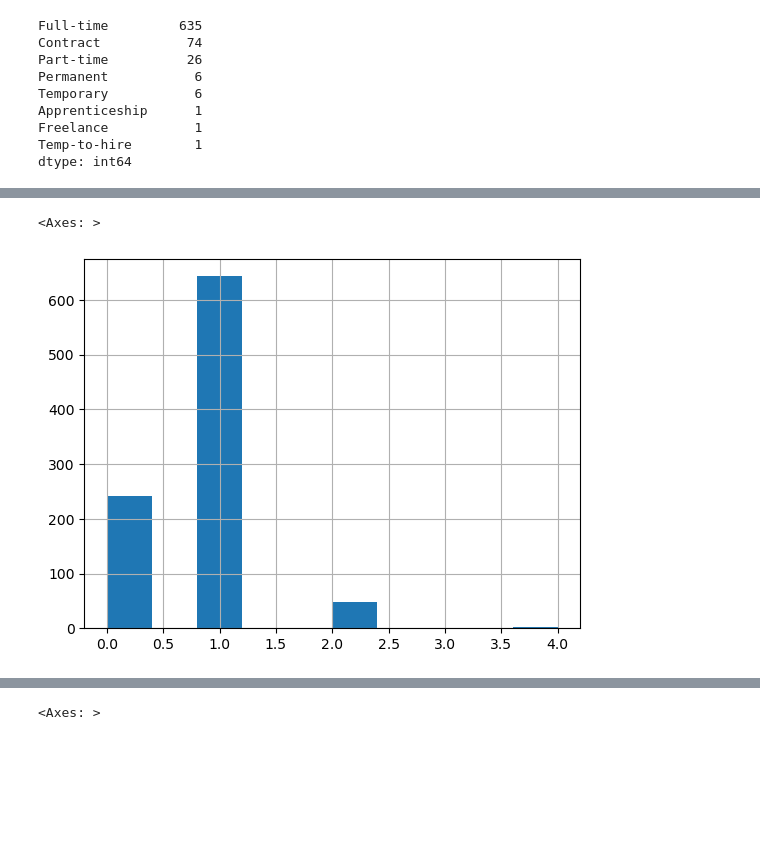
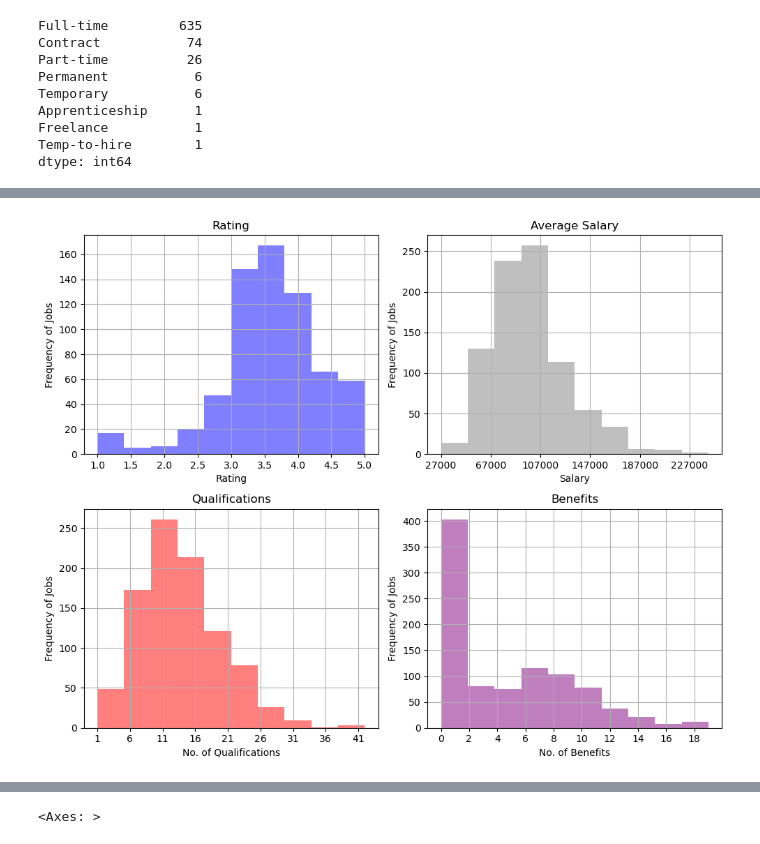
Before and after one commit to Bishesh-Khanal/scrapper_simplyhired, a Jupyter notebook: EDA.ipynb, the cells around one changed output, grey strips where cells are left out. Cells and saved outputs as stored; diff of their text form; code cells hidden in the pictures; blank space fills up the shorter version.

```diff
--- a/EDA.ipynb
+++ b/EDA.ipynb
@@ -339,6 +311,39 @@ df.num_Benefits.hist()
-# %%
-df.num_Type.hist()
-# %% [output]
-<Axes: >
-[figure, removed]
+# %%
+fig, axes = plt.subplots(2, 2, figsize=(10, 8))
+
+axes[0, 0].hist(df['Rating'], bins=10, alpha=0.5, color='blue')
+axes[0, 0].set_title('Rating')
+axes[0, 0].set_xlabel('Rating')
+axes[0, 0].set_ylabel('Frequency of Jobs')
+axes[0, 0].grid()
+
+axes[0, 1].hist(df['Salary_Average'], bins=10, alpha=0.5, color='gray')
+x_ticks = np.arange(int(min(df['Salary_Average'])), int(max(df['Salary_Average'])), 40000)
+axes[0, 1].set_xticks(x_ticks)
+axes[0, 1].set_title('Average Salary')
+axes[0, 1].set_xlabel('Salary')
+axes[0, 1].set_ylabel('Frequency of Jobs')
+axes[0, 1].grid()
+
+axes[1, 0].hist(df['num_Qualifications'], bins=10, alpha=0.5, color='red')
+x_ticks = np.arange(int(min(df['num_Qualifications'])), int(max(df['num_Qualifications'])), 5)
+axes[1, 0].set_xticks(x_ticks)
+axes[1, 0].set_title('Qualifications')
+axes[1, 0].set_xlabel('No. of Qualifications')
+axes[1, 0].set_ylabel('Frequency of Jobs')
+axes[1, 0].grid()
+
+axes[1, 1].hist(df['num_Benefits'], bins=10, alpha=0.5, color='purple')
+x_ticks = np.arange(int(min(df['num_Benefits'])), int(max(df['num_Benefits'])), 2)
+axes[1, 1].set_xticks(x_ticks)
+axes[1, 1].set_title('Benefits')
+axes[1, 1].set_xlabel('No. of Benefits')
+axes[1, 1].set_ylabel('Frequency of Jobs')
+axes[1, 1].grid()
+
+plt.tight_layout()
+
+plt.show()
+# %% [output]
+[figure, added]
 # %%
```
Also changed, not shown: parts of 25 cells of this notebook.
